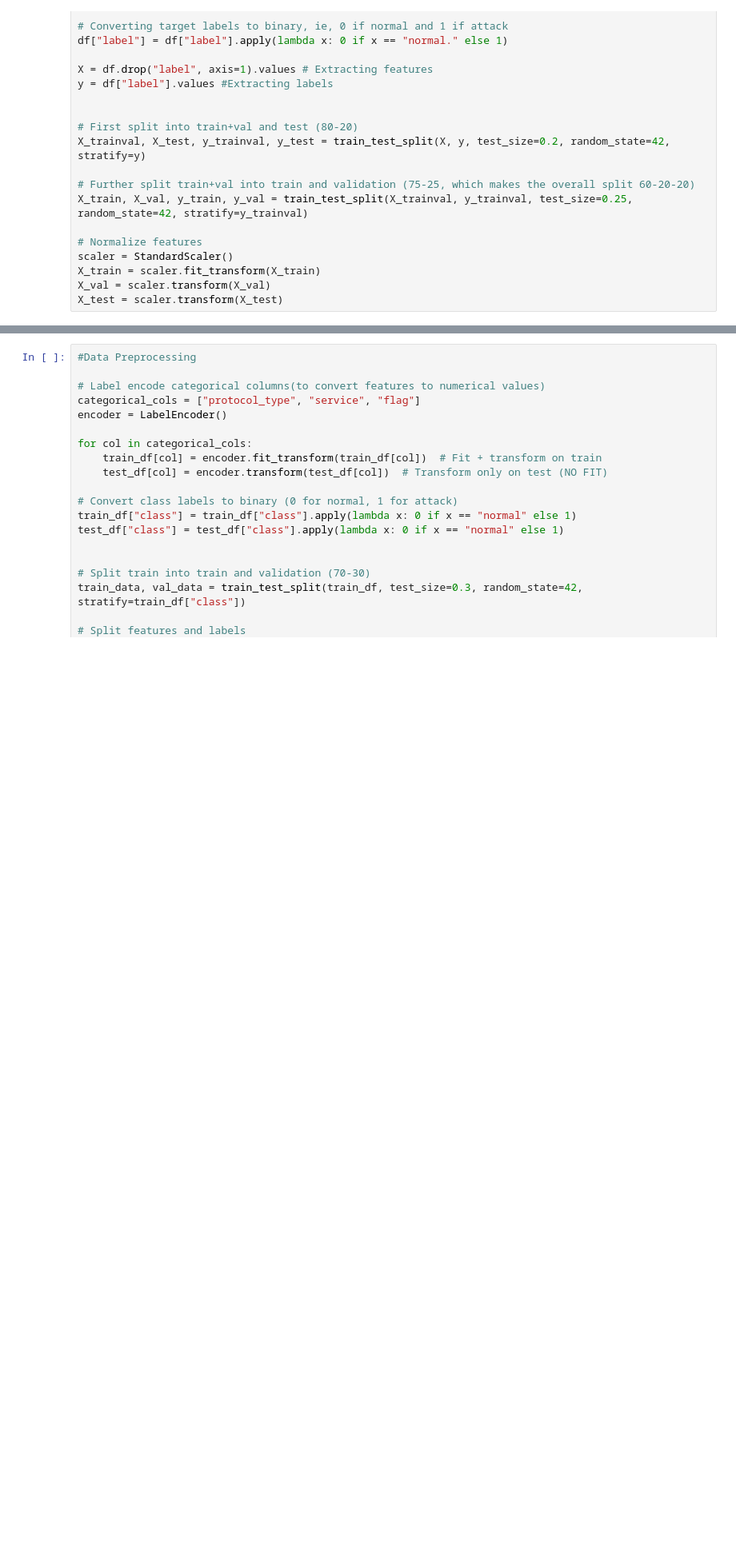
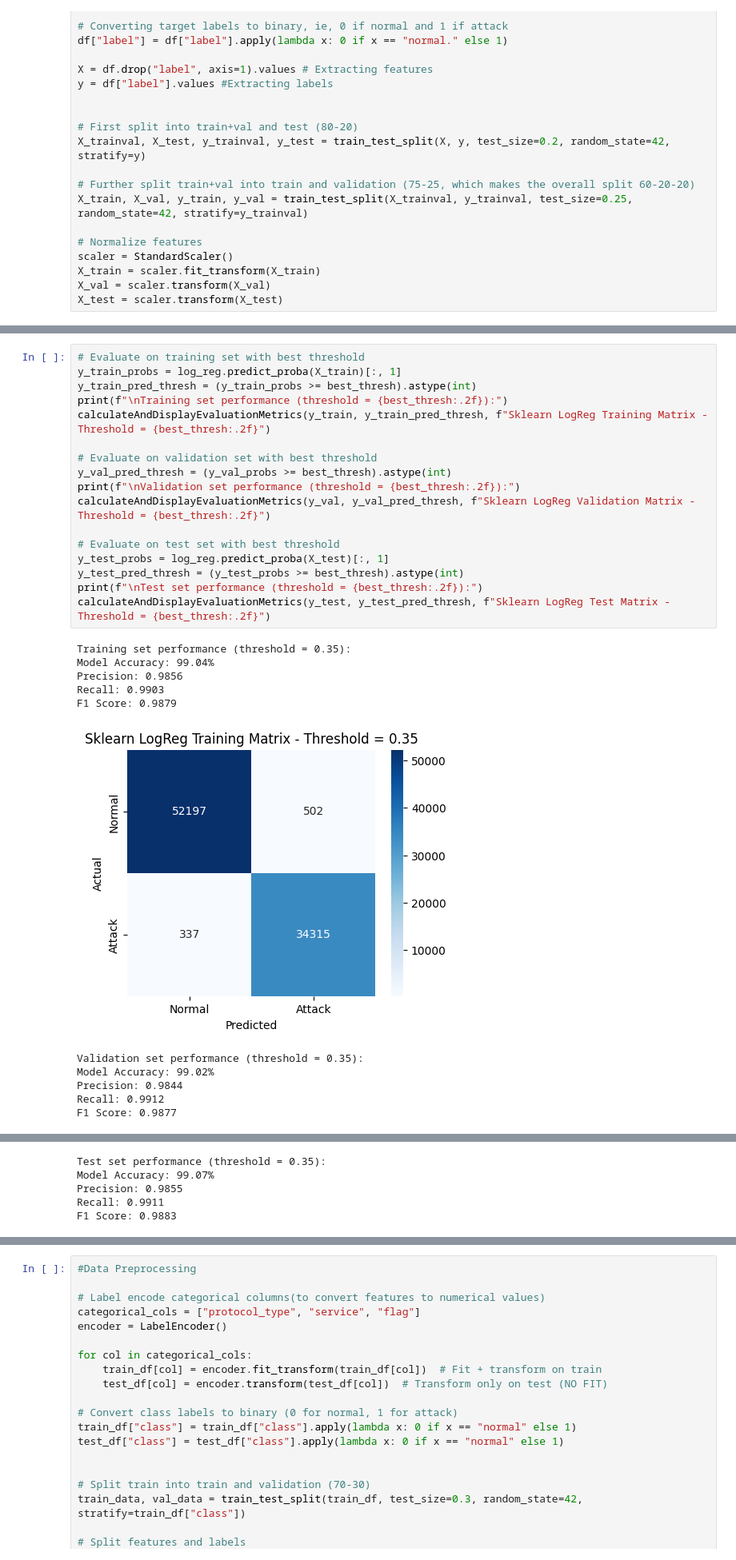
Before and after one commit to Satvik0110/Network-Intrusion-Detector, a Jupyter notebook: NID_using_LR.ipynb, the cells around one changed output, grey strips where cells are left out. Shown: that part at 80% size. Cells and saved outputs as stored; diff of their text form; blank space fills up the shorter version.

```diff
--- a/NID_using_LR.ipynb
+++ b/NID_using_LR.ipynb
@@ -348,0 +371,29 @@ calculateAndDisplayEvaluationMetrics(y_test, y_pred_thresh, f"Final Confusion Ma
+# %%
+# Evaluate on training set with best threshold
+y_train_probs = log_reg.predict_proba(X_train)[:, 1]
+y_train_pred_thresh = (y_train_probs >= best_thresh).astype(int)
+print(f"\nTraining set performance (threshold = {best_thresh:.2f}):")
+calculateAndDisplayEvaluationMetrics(y_train, y_train_pred_thresh, f"Sklearn LogReg Training Matrix - Threshold = {best_thresh:.2f}")
+
+# Evaluate on validation set with best threshold
+y_val_pred_thresh = (y_val_probs >= best_thresh).astype(int)
+print(f"\nValidation set performance (threshold = {best_thresh:.2f}):")
+calculateAndDisplayEvaluationMetrics(y_val, y_val_pred_thresh, f"Sklearn LogReg Validation Matrix - Threshold = {best_thresh:.2f}")
+
+# Evaluate on test set with best threshold
+y_test_probs = log_reg.predict_proba(X_test)[:, 1]
+y_test_pred_thresh = (y_test_probs >= best_thresh).astype(int)
+print(f"\nTest set performance (threshold = {best_thresh:.2f}):")
+calculateAndDisplayEvaluationMetrics(y_test, y_test_pred_thresh, f"Sklearn LogReg Test Matrix - Threshold = {best_thresh:.2f}")
+# %% [output]
+Training set performance (threshold = 0.35):
+Model Accuracy: 99.04%
+Precision: 0.9856
+Recall: 0.9903
+F1 Score: 0.9879
+[figure, added]
+Validation set performance (threshold = 0.35):
+Model Accuracy: 99.02%
+Precision: 0.9844
+Recall: 0.9912
+F1 Score: 0.9877
@@ -348,0 +401,5 @@ calculateAndDisplayEvaluationMetrics(y_test, y_pred_thresh, f"Final Confusion Ma
+Test set performance (threshold = 0.35):
+Model Accuracy: 99.07%
+Precision: 0.9855
+Recall: 0.9911
+F1 Score: 0.9883
```
Also changed, not shown: parts of 18 cells of this notebook.
